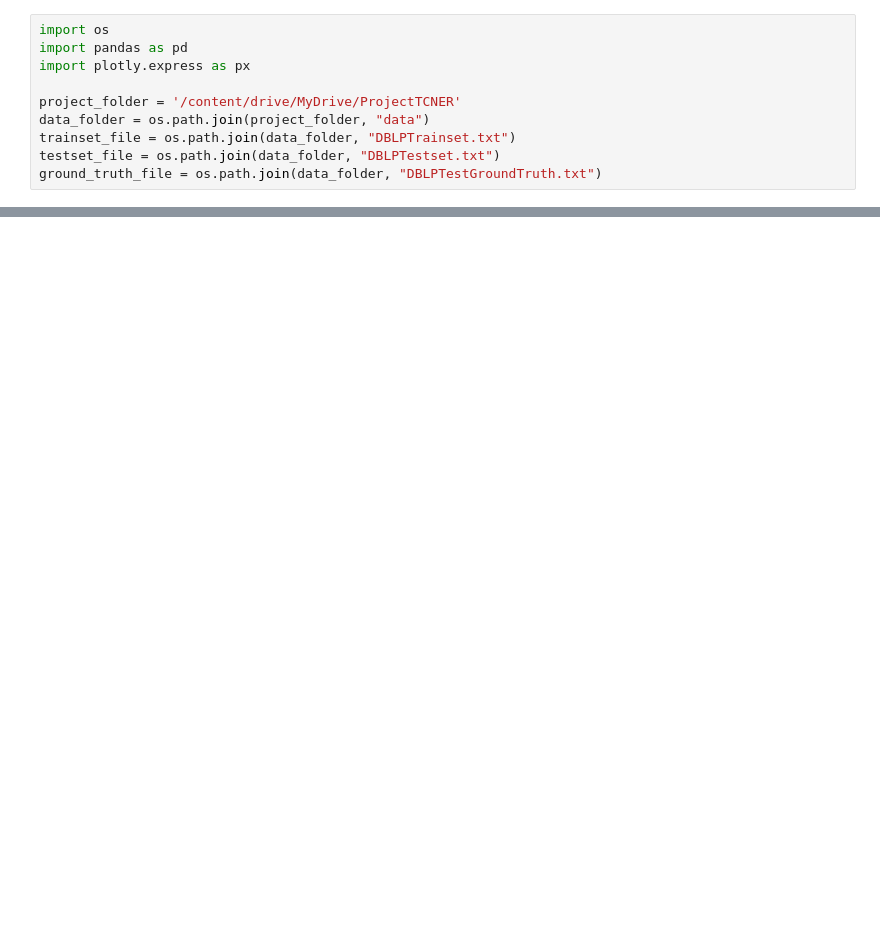
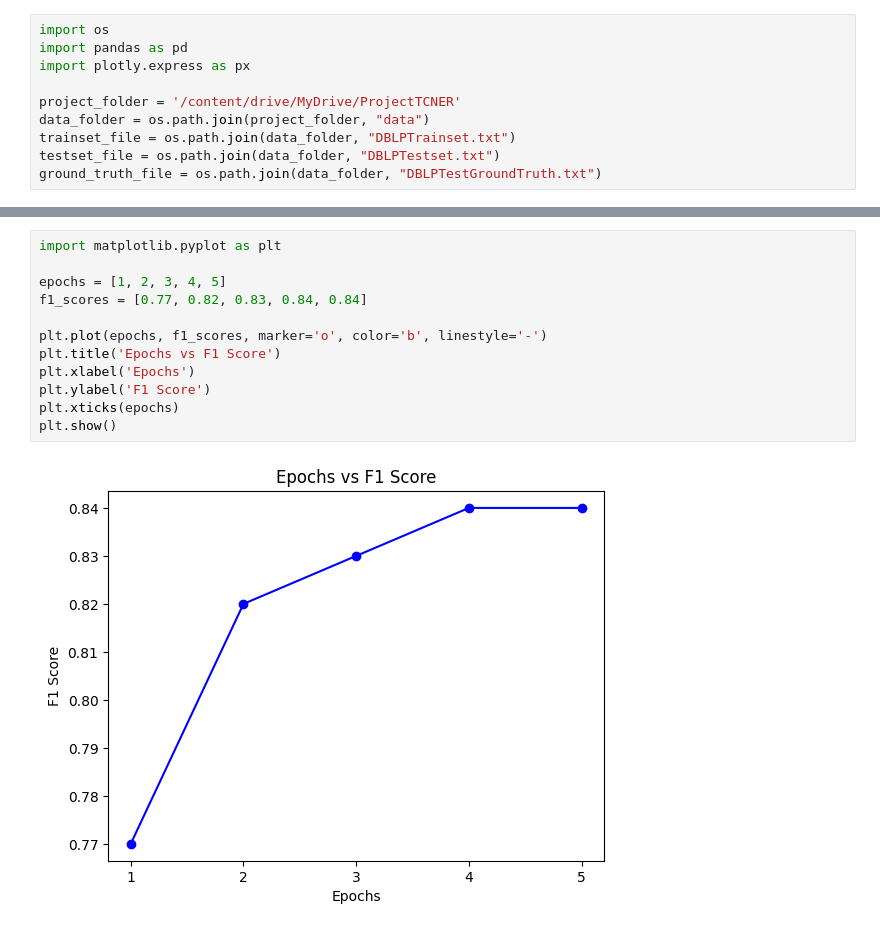
Before and after one commit to GiuliaPais/ProjectTCNER, a Jupyter notebook: code/_004_vani_projectTCNER.ipynb, the cells around one changed output, grey strips where cells are left out. Drawn from its saved outputs; the diff is of its cells as text; blank space fills up the shorter version.

```diff
--- a/code/_004_vani_projectTCNER.ipynb
+++ b/code/_004_vani_projectTCNER.ipynb
@@ -122,0 +346,14 @@ print(y_predicted)
+# %%
+import matplotlib.pyplot as plt
+
+epochs = [1, 2, 3, 4, 5]
+f1_scores = [0.77, 0.82, 0.83, 0.84, 0.84]
+
+plt.plot(epochs, f1_scores, marker='o', color='b', linestyle='-')
+plt.title('Epochs vs F1 Score')
+plt.xlabel('Epochs')
+plt.ylabel('F1 Score')
+plt.xticks(epochs)
+plt.show()
+# %% [output]
+[figure, added]
```
Also changed, not shown: parts of 24 cells of this notebook.
